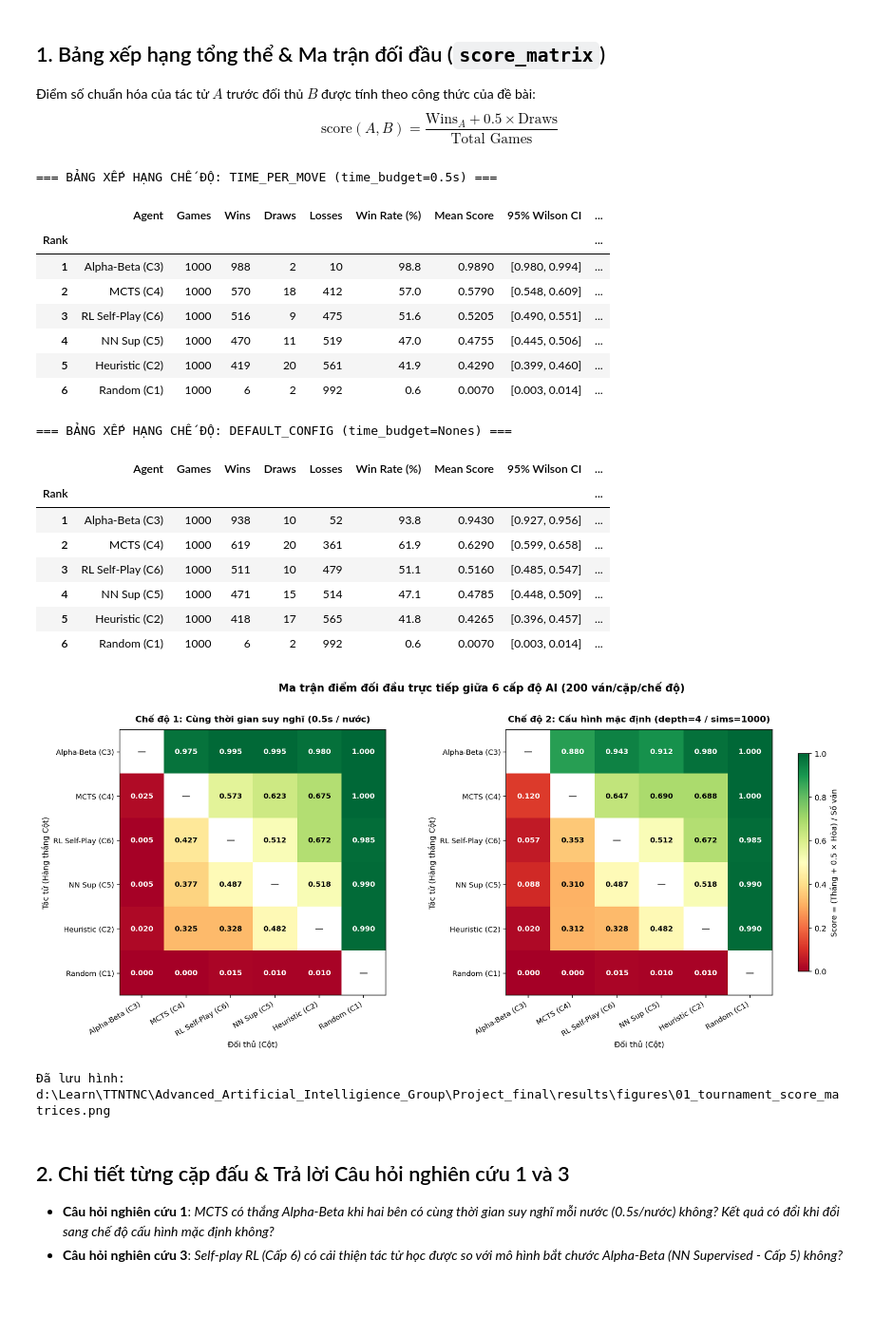
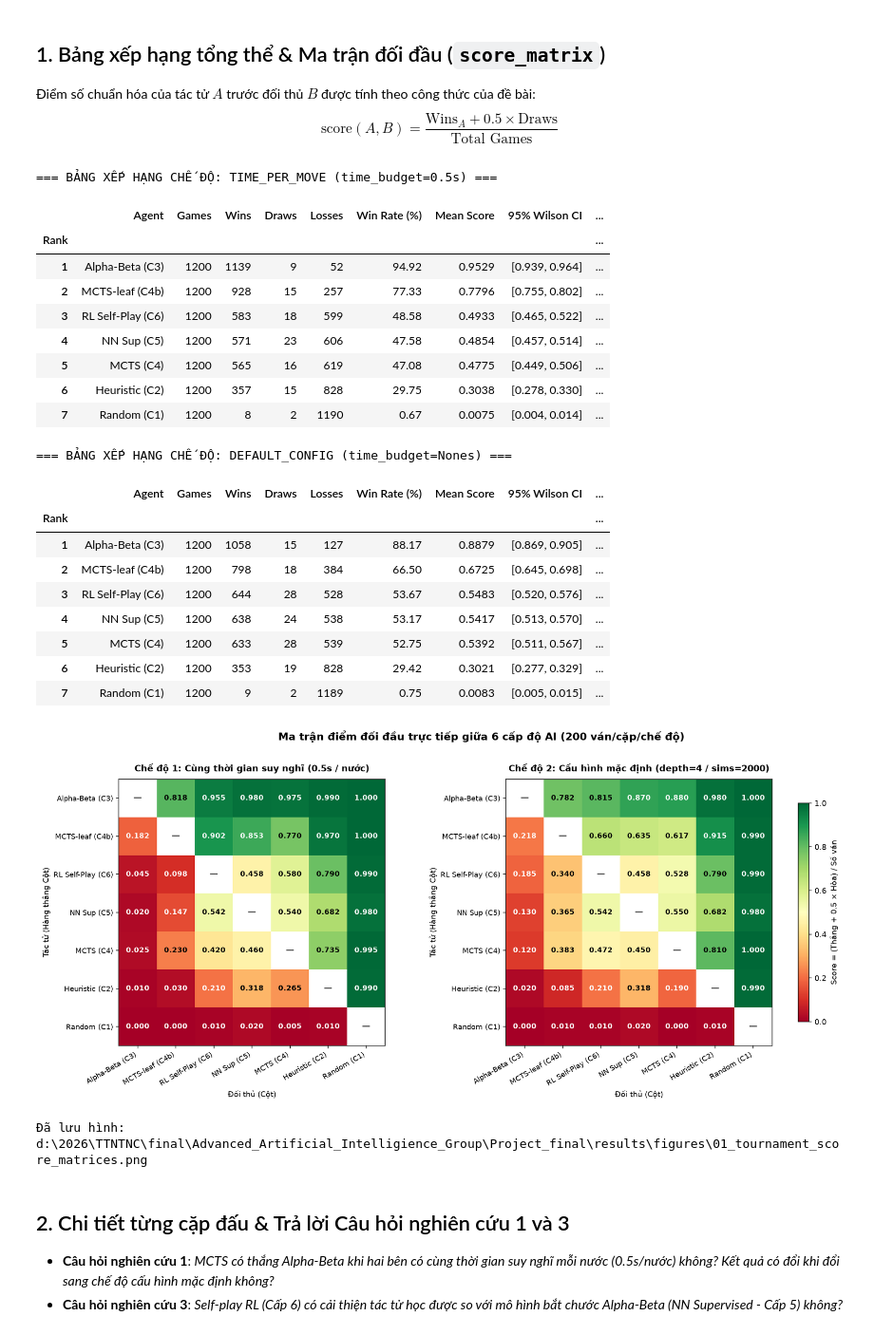
Before and after one commit to ngan23github/Advanced_Artificial_Intelligience_Group, a Jupyter notebook: Project_final/notebooks/01_tournament_results.ipynb, the cells around one changed output. Shown at 95% size. Drawn from its saved outputs; the diff is of its cells as text; code cells hidden in the pictures; blank space fills up the shorter version.

```diff
--- a/Project_final/notebooks/01_tournament_results.ipynb
+++ b/Project_final/notebooks/01_tournament_results.ipynb
@@ -27,7 +27,7 @@ LOGS = Path(os.environ.get("LOGS_DIR", REPO / "results" / "logs"))
 FIGS = Path(os.environ.get("FIG_DIR", REPO / "results" / "figures"))
 FIGS.mkdir(parents=True, exist_ok=True)
 
-RUN_NAME = "round_robin_v2"
+RUN_NAME = os.environ.get("RUN_NAME", "round_robin_v4")   # đổi tên run chính thức ở đây hoặc đặt biến môi trường RUN_NAME
 RUN_DIR = LOGS / RUN_NAME
 SUMMARY_PATH = RUN_DIR / "summary.json"
 GAMES_PATH = RUN_DIR / "games.jsonl"
@@ -45,6 +45,7 @@ LABELS = {
     "heuristic": "Heuristic (C2)",
     "alphabeta": "Alpha-Beta (C3)",
     "mcts": "MCTS (C4)",
+    "mcts_leaf": "MCTS-leaf (C4b)",
     "nn": "NN Sup (C5)",
     "rl": "RL Self-Play (C6)",
 }
@@ -115,26 +116,28 @@ for mode_name, mode_data in modes.items():
 === BẢNG XẾP HẠNG CHẾ ĐỘ: TIME_PER_MOVE (time_budget=0.5s) ===
 |  | Agent | Games | Wins | Draws | Losses | Win Rate (%) | Mean Score | 95% Wilson CI | ... |
 | Rank |  |  |  |  |  |  |  |  | ... |
-| 1 | Alpha-Beta (C3) | 1000 | 988 | 2 | 10 | 98.8 | 0.9890 | [0.980, 0.994] | ... |
-| 2 | MCTS (C4) | 1000 | 570 | 18 | 412 | 57.0 | 0.5790 | [0.548, 0.609] | ... |
-| 3 | RL Self-Play (C6) | 1000 | 516 | 9 | 475 | 51.6 | 0.5205 | [0.490, 0.551] | ... |
-| 4 | NN Sup (C5) | 1000 | 470 | 11 | 519 | 47.0 | 0.4755 | [0.445, 0.506] | ... |
-| 5 | Heuristic (C2) | 1000 | 419 | 20 | 561 | 41.9 | 0.4290 | [0.399, 0.460] | ... |
-| 6 | Random (C1) | 1000 | 6 | 2 | 992 | 0.6 | 0.0070 | [0.003, 0.014] | ... |
+| 1 | Alpha-Beta (C3) | 1200 | 1139 | 9 | 52 | 94.92 | 0.9529 | [0.939, 0.964] | ... |
+| 2 | MCTS-leaf (C4b) | 1200 | 928 | 15 | 257 | 77.33 | 0.7796 | [0.755, 0.802] | ... |
+| 3 | RL Self-Play (C6) | 1200 | 583 | 18 | 599 | 48.58 | 0.4933 | [0.465, 0.522] | ... |
+| 4 | NN Sup (C5) | 1200 | 571 | 23 | 606 | 47.58 | 0.4854 | [0.457, 0.514] | ... |
+| 5 | MCTS (C4) | 1200 | 565 | 16 | 619 | 47.08 | 0.4775 | [0.449, 0.506] | ... |
+| 6 | Heuristic (C2) | 1200 | 357 | 15 | 828 | 29.75 | 0.3038 | [0.278, 0.330] | ... |
+| 7 | Random (C1) | 1200 | 8 | 2 | 1190 | 0.67 | 0.0075 | [0.004, 0.014] | ... |
 === BẢNG XẾP HẠNG CHẾ ĐỘ: DEFAULT_CONFIG (time_budget=Nones) ===
 |  | Agent | Games | Wins | Draws | Losses | Win Rate (%) | Mean Score | 95% Wilson CI | ... |
 | Rank |  |  |  |  |  |  |  |  | ... |
-| 1 | Alpha-Beta (C3) | 1000 | 938 | 10 | 52 | 93.8 | 0.9430 | [0.927, 0.956] | ... |
-| 2 | MCTS (C4) | 1000 | 619 | 20 | 361 | 61.9 | 0.6290 | [0.599, 0.658] | ... |
-| 3 | RL Self-Play (C6) | 1000 | 511 | 10 | 479 | 51.1 | 0.5160 | [0.485, 0.547] | ... |
-| 4 | NN Sup (C5) | 1000 | 471 | 15 | 514 | 47.1 | 0.4785 | [0.448, 0.509] | ... |
-| 5 | Heuristic (C2) | 1000 | 418 | 17 | 565 | 41.8 | 0.4265 | [0.396, 0.457] | ... |
-| 6 | Random (C1) | 1000 | 6 | 2 | 992 | 0.6 | 0.0070 | [0.003, 0.014] | ... |
+| 1 | Alpha-Beta (C3) | 1200 | 1058 | 15 | 127 | 88.17 | 0.8879 | [0.869, 0.905] | ... |
+| 2 | MCTS-leaf (C4b) | 1200 | 798 | 18 | 384 | 66.50 | 0.6725 | [0.645, 0.698] | ... |
+| 3 | RL Self-Play (C6) | 1200 | 644 | 28 | 528 | 53.67 | 0.5483 | [0.520, 0.576] | ... |
+| 4 | NN Sup (C5) | 1200 | 638 | 24 | 538 | 53.17 | 0.5417 | [0.513, 0.570] | ... |
+| 5 | MCTS (C4) | 1200 | 633 | 28 | 539 | 52.75 | 0.5392 | [0.511, 0.567] | ... |
+| 6 | Heuristic (C2) | 1200 | 353 | 19 | 828 | 29.42 | 0.3021 | [0.277, 0.329] | ... |
+| 7 | Random (C1) | 1200 | 9 | 2 | 1189 | 0.75 | 0.0083 | [0.005, 0.015] | ... |
 # %%
 fig, axes = plt.subplots(1, 2, figsize=(20, 6.2), dpi=140)
 mode_titles = {
     "time_per_move": "Chế độ 1: Cùng thời gian suy nghĩ (0.5s / nước)",
-    "default_config": "Chế độ 2: Cấu hình mặc định (depth=4 / sims=1000)",
+    "default_config": "Chế độ 2: Cấu hình mặc định (depth=4 / sims=2000)",
 }
 
 for ax, (mode_name, mode_data) in zip(axes, modes.items()):
@@ -142,35 +145,35 @@ for ax, (mode_name, mode_data) in zip(axes, modes.items()):
     mat = np.full((len(order), len(order)), np.nan)
     for i, r_ag in enumerate(order):
         for j, c_ag in enumerate(order):
             if i != j:
                 mat[i, j] = mode_data["score_matrix"][r_ag][c_ag]
 
     im = ax.imshow(mat, cmap="RdYlGn", vmin=0.0, vmax=1.0)
     short_labels = [LABELS.get(a, a) for a in order]
     ax.set_xticks(range(len(order)), short_labels, rotation=30, ha="right", fontsize=9.5)
     ax.set_yticks(range(len(order)), short_labels, fontsize=9.5)
     ax.set_title(mode_titles.get(mode_name, mode_name), fontsize=11.5, fontweight="bold", pad=10)
     ax.set_xlabel("Đối thủ (Cột)", fontsize=10)
     ax.set_ylabel("Tác tử (Hàng thắng Cột)", fontsize=10)
 
     for i in range(len(order)):
         for j in range(len(order)):
             if i == j:
                 ax.text(j, i, "—", ha="center", va="center", color="#555555", fontsize=11, fontweight="bold")
             else:
                 val = mat[i, j]
                 txt_color = "white" if (val < 0.22 or val > 0.82) else "black"
                 ax.text(j, i, f"{val:.3f}", ha="center", va="center", color=txt_color, fontsize=9.5, fontweight="bold")
 
 cbar = fig.colorbar(im, ax=axes.ravel().tolist(), shrink=0.82, pad=0.03)
 cbar.set_label("Score = (Thắng + 0.5 × Hòa) / Số ván", fontsize=10)
 fig.suptitle("Ma trận điểm đối đầu trực tiếp giữa 6 cấp độ AI (200 ván/cặp/chế độ)", fontsize=13.5, fontweight="bold", y=1.02)
 fig.savefig(FIGS / "01_tournament_score_matrices.png", bbox_inches="tight")
 plt.show()
 print("Đã lưu hình:", FIGS / "01_tournament_score_matrices.png")
 # %% [output]
-[figure, old version]
+[figure, new version]
-Đã lưu hình: d:\Learn\TTNTNC\Advanced_Artificial_Intelligience_Group\Project_final\results\figures\01_tournament_score_matrices.png
+Đã lưu hình: d:\2026\TTNTNC\final\Advanced_Artificial_Intelligience_Group\Project_final\results\figures\01_tournament_score_matrices.png
 # %% [markdown]
 ## 2. Chi tiết từng cặp đấu & Trả lời Câu hỏi nghiên cứu 1 và 3
 
```
Also changed, not shown: parts of 10 cells of this notebook, 13 other files.
